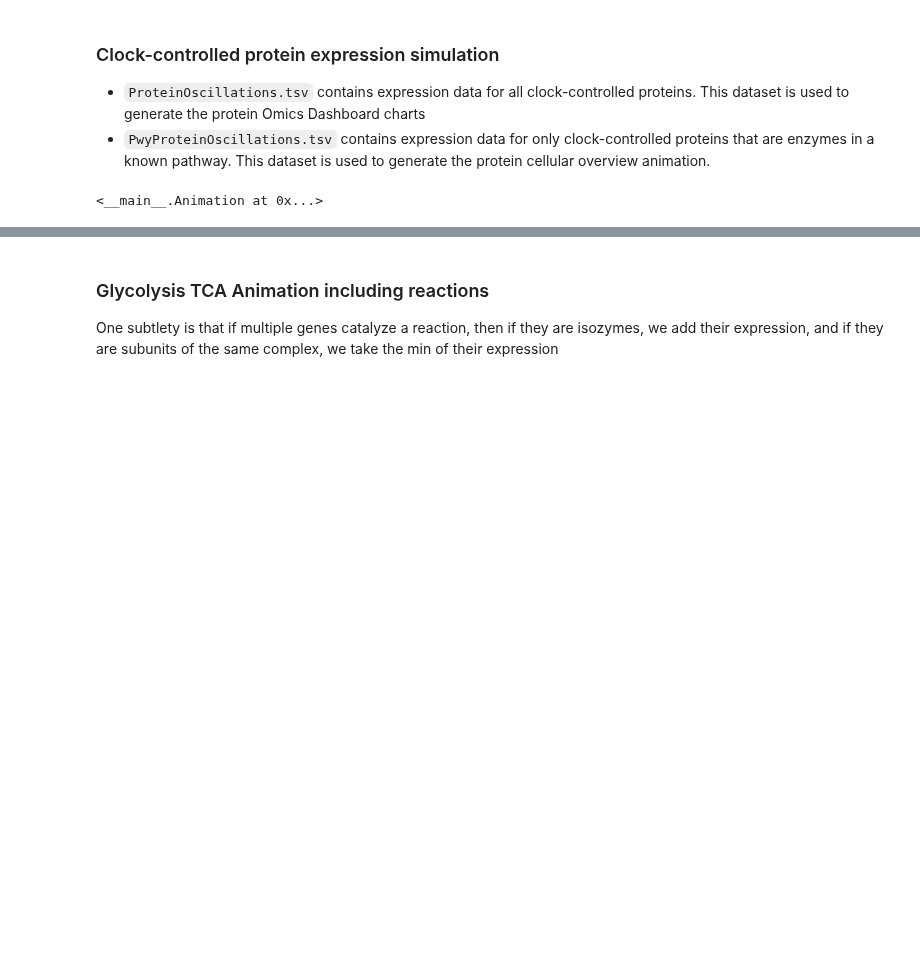
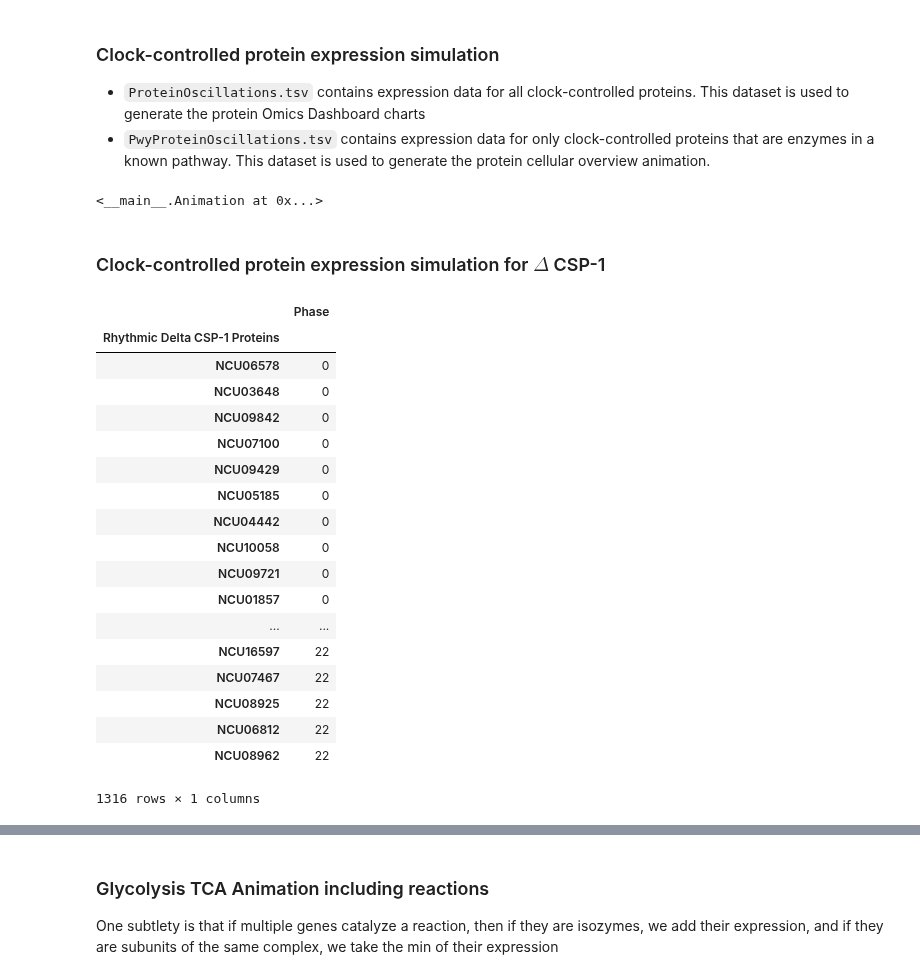
Before and after one commit to djinnome/PeakPhases, a Jupyter notebook: PeakPhaseAnalysis.ipynb, the cells around one changed output, grey strips where cells are left out. Cells and saved outputs as stored; diff of their text form; code cells hidden in the pictures; blank space fills up the shorter version.

```diff
--- a/PeakPhaseAnalysis.ipynb
+++ b/PeakPhaseAnalysis.ipynb
@@ -324,3 +324,28 @@ pwy_protein_circadian_oscillations.to_csv(os.path.join(peakdir,'PwyProteinCircad
 Animation('https://cyc.broadinstitute.org/PeakPhases/ProteinOscillations150/index.html',size=(1200,600))
 # %% [output]
 <__main__.Animation at 0x...>
+# %% [markdown]
+### Clock-controlled protein expression simulation for $\Delta$ CSP-1
+# %%
+Dcsp1_peak = pd.read_excel(os.path.join(peakdir, 'Rhythmic_DeltaCSP-1_Protein_IDs.xlsx'),sheetname='Sheet1', index_col='Rhythmic Delta CSP-1 Proteins',names=['Phase'])
+Dcsp1_peak
+# %% [output]
+|  | Phase |
+| Rhythmic Delta CSP-1 Proteins |  |
+| NCU06578 | 0 |
+| NCU03648 | 0 |
+| NCU09842 | 0 |
+| NCU07100 | 0 |
+| NCU09429 | 0 |
+| NCU05185 | 0 |
+| NCU04442 | 0 |
+| NCU10058 | 0 |
+| NCU09721 | 0 |
+| NCU01857 | 0 |
+| ... | ... |
+| NCU16597 | 22 |
+| NCU07467 | 22 |
+| NCU08925 | 22 |
+| NCU06812 | 22 |
+| NCU08962 | 22 |
+1316 rows × 1 columns
```
Also changed, not shown: parts of 5 cells of this notebook, 12 other files.
